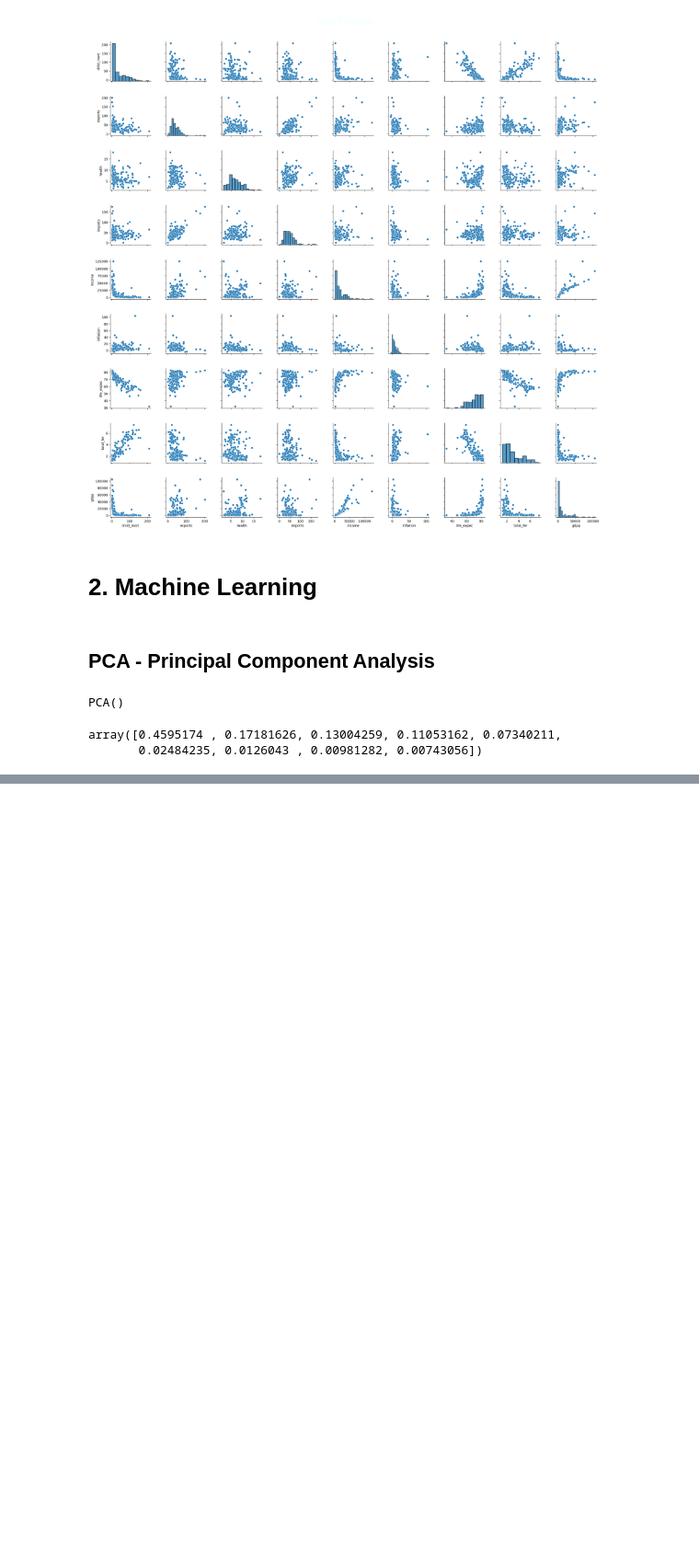
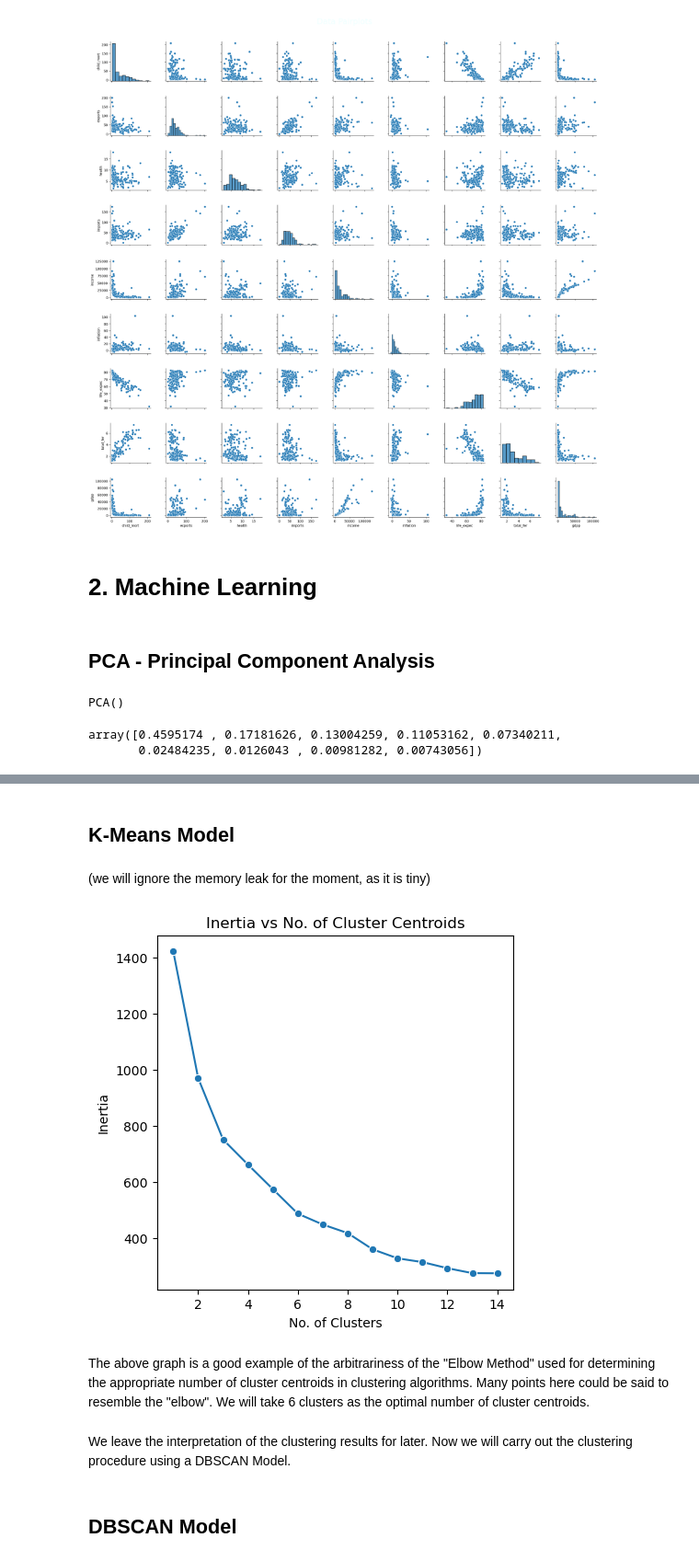
Before and after one commit to Gregoritsch3/ML_EDA_Clustering_AidAssessment, a Jupyter notebook: ML_EDA_Clustering_AidAssessment.ipynb, the cells around one changed output, grey strips where cells are left out. Shown at 92% size. Saved outputs shown, nothing was run; the diff lists cells and outputs as text; code cells hidden in the pictures; blank space fills up the shorter version.

```diff
--- a/ML_EDA_Clustering_AidAssessment.ipynb
+++ b/ML_EDA_Clustering_AidAssessment.ipynb
@@ -384,0 +420,24 @@ plt.show()
+# %% [markdown]
+## K-Means Model
+# %%
+#Creating a K-Means Model for clustering data and trying out different values for cluster number
+k_values = range(1,15)
+inertia = []
+for i in k_values:
+    K_means = KMeans(n_clusters=i, max_iter=1000)
+    results = K_means.fit_predict(X)
+    inertia.append(K_means.inertia_)
+# %% [markdown]
+(we will ignore the memory leak for the moment, as it is tiny)
+# %%
+#Plotting inertia vs no. of cluster centroids
+fig = plt.figure(figsize=(5,5))
+sns.lineplot(x=k_values, y=inertia, marker='o')
+plt.xlabel('No. of Clusters')
+plt.ylabel('Inertia')
+plt.title("Inertia vs No. of Cluster Centroids", fontsize=12)
+plt.show()
+# %% [output]
+[figure, added]
+# %% [markdown]
+The above graph is a good example of the arbitrariness of the "Elbow Method" used for determining the appropriate number of cluster centroids in clustering algorithms. Many points here could be said to resemble the "elbow". We will take 6 clusters as the optimal number of cluster centroids.
@@ -384,0 +451,4 @@ plt.show()
+# %% [markdown]
+We leave the interpretation of the clustering results for later. Now we will carry out the clustering procedure using a DBSCAN Model.
+# %% [markdown]
+## DBSCAN Model
```
Also changed, not shown: parts of 16 cells of this notebook, 1 other file.
